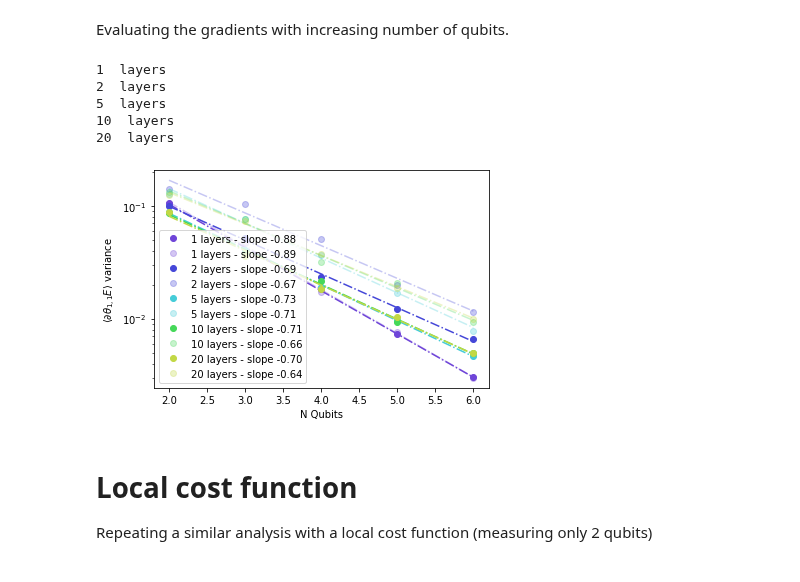
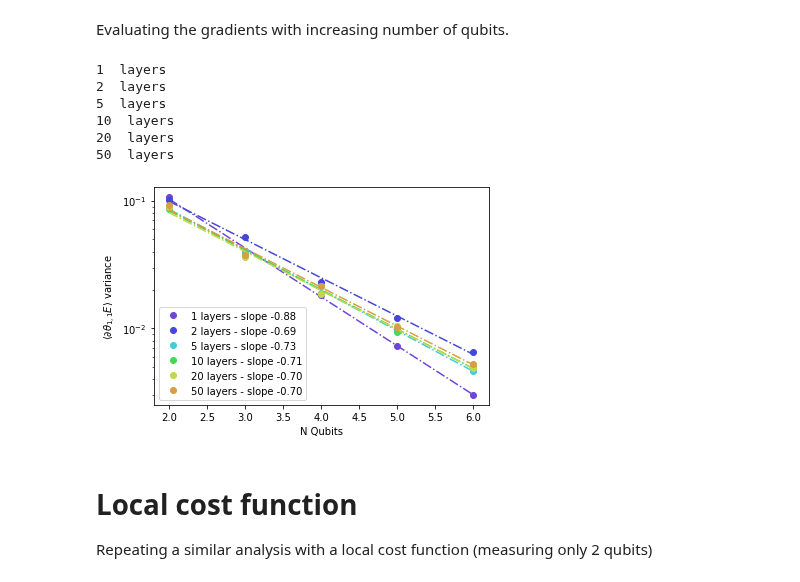
Before and after one commit to SimonCichy/barren-gadgets, a Jupyter notebook: own-experiments/paper_expressibility.ipynb, the cells around one changed output. Cells and saved outputs as stored; diff of their text form; code cells hidden in the pictures.

Commit message:
Cleaning up
Removing the current file on the expressibility paper and replacing it with the current best plots from the gadgets notebook

```diff
--- a/own-experiments/paper_expressibility.ipynb
+++ b/own-experiments/paper_expressibility.ipynb
@@ -77,53 +121,16 @@ def global_circuit(params):
     return qml.expval(H)
 # %% [markdown]
 Evaluating the gradients with increasing number of qubits.
-# %%
-for nl, num_layers in enumerate(layers):
-    variances = [[], []]
-    print(num_layers, " layers")
-
-    for num_qubits in qubits:
-        grad_vals = [[], []]
-
-        for i in range(num_samples):
-            dev = qml.device("default.qubit", wires=range(num_qubits))
-            qcircuit = qml.QNode(global_circuit, dev)
-            #grad = qml.grad(qcircuit, argnum=0)
-
-            params = np.random.uniform(0, np.pi, size=(num_layers, num_qubits))
-
-            gradient = qml.grad(qcircuit)(params)
-            grad_vals[0].append(gradient[0][0])
-            grad_vals[1].append(gradient[-1][-1])
-        variances[0].append(np.var(grad_vals[0]))
-        variances[1].append(np.var(grad_vals[1]))
-
-
-    variances = np.array(variances)
-    qubits = np.array(qubits)
-
-    # Fit the semilog plot to a straight line
-    p1 = np.polyfit(qubits, np.log(variances[0]), 1)
-    p2 = np.polyfit(qubits, np.log(variances[1]), 1)
-
-    # Plot the straight line fit to the semilog
-    plt.semilogy(qubits, np.exp(p1[0] * qubits + p1[1]), "-.", c=colours[nl])
-    plt.semilogy(qubits, np.exp(p2[0] * qubits + p2[1]), "-.", c=colours[nl], alpha=0.3)
-    plt.semilogy(qubits, variances[0], "o", c=colours[nl], label="{} layers - slope {:3.2f}".format(num_layers, p1[0]))
-    plt.semilogy(qubits, variances[1], "o", c=colours[nl], alpha=0.3, label="{} layers - slope {:3.2f}".format(num_layers, p2[0]))
-
-
-plt.xlabel(r"N Qubits")
-plt.ylabel(r"$\langle \partial \theta_{1, 1} E\rangle$ variance")
-plt.legend()
-plt.show()
-# %% [output]
-1  layers
-2  layers
-5  layers
-10  layers
-20  layers
-[figure, removed]
+# %%
+plot_gradients(layers, qubits, global_circuit)
+# %% [output]
+1  layers
+2  layers
+5  layers
+10  layers
+20  layers
+50  layers
+[figure, added]
 # %% [markdown]
 Local cost function
 ==========================================
```
Also changed, not shown: parts of 10 cells of this notebook.
